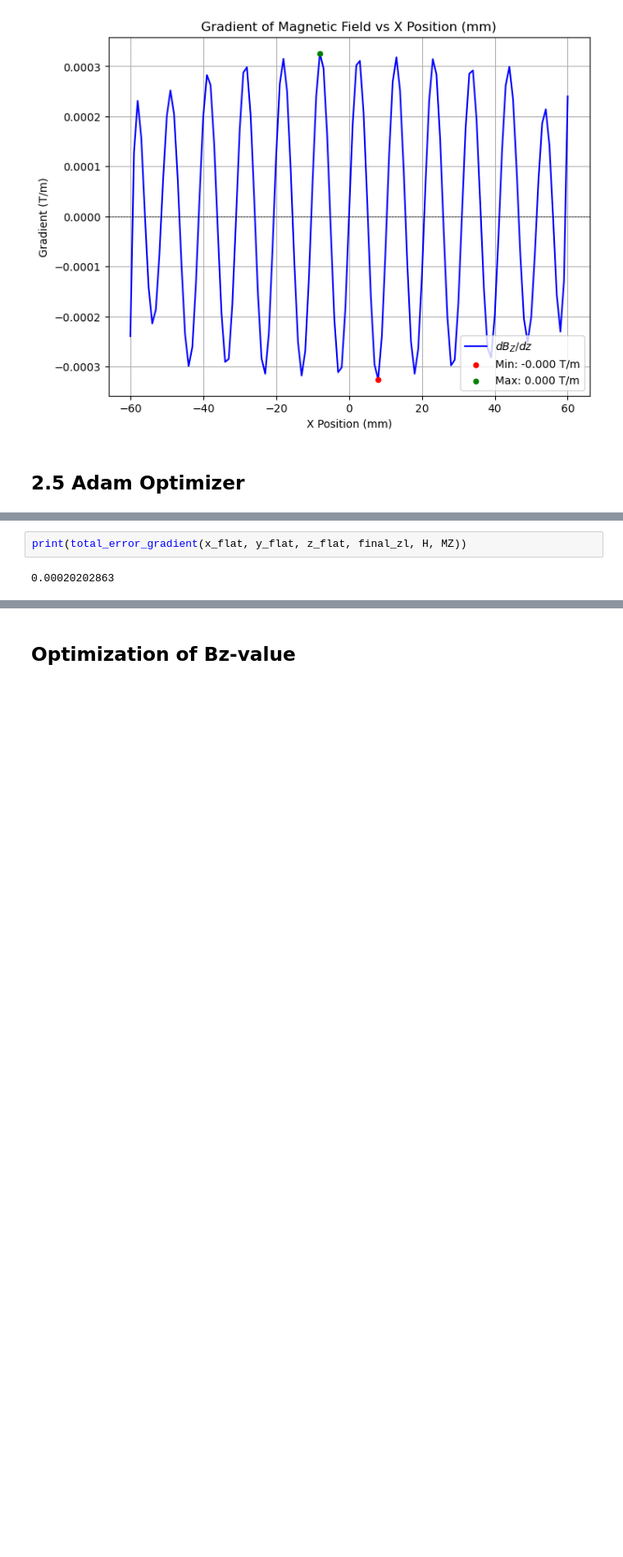
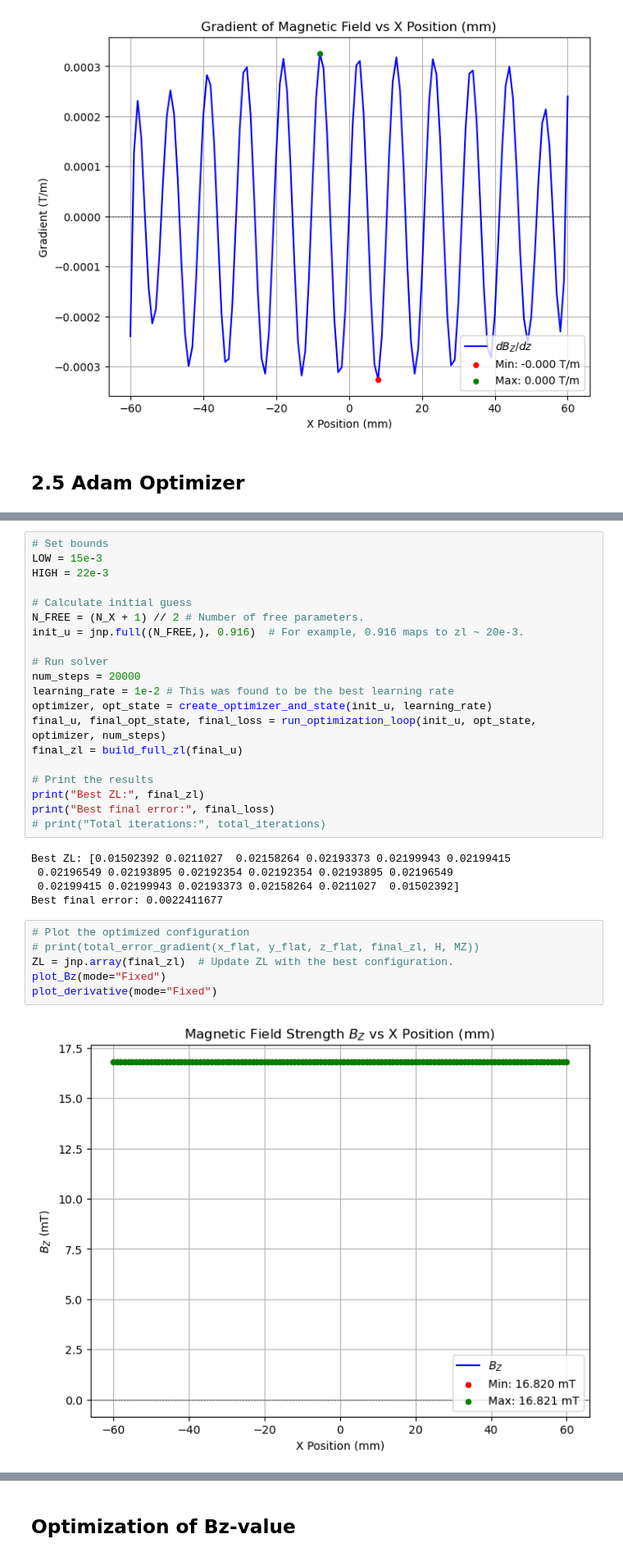
Before and after one commit to joostwijn/Rotating_Magnetic_Setup, a Jupyter notebook: 3. Magnets/Field_Shaping_Algorithm_JAX.ipynb, the cells around one changed output, grey strips where cells are left out. Shown at 82% size. Drawn from its saved outputs; the diff is of its cells as text; blank space fills up the shorter version.

```diff
--- a/3. Magnets/Field_Shaping_Algorithm_JAX.ipynb
+++ b/3. Magnets/Field_Shaping_Algorithm_JAX.ipynb
@@ -1444,4 +1373,33 @@ Final loss: 0.002241916
-# %%
-print(total_error_gradient(x_flat, y_flat, z_flat, final_zl, H, MZ))
-# %% [output]
-0.00020202863
+# %%
+# Set bounds
+LOW = 15e-3
+HIGH = 22e-3
+
+# Calculate initial guess
+N_FREE = (N_X + 1) // 2 # Number of free parameters.
+init_u = jnp.full((N_FREE,), 0.916)  # For example, 0.916 maps to zl ~ 20e-3.
+
+# Run solver
+num_steps = 20000
+learning_rate = 1e-2 # This was found to be the best learning rate
+optimizer, opt_state = create_optimizer_and_state(init_u, learning_rate)
+final_u, final_opt_state, final_loss = run_optimization_loop(init_u, opt_state, optimizer, num_steps)
+final_zl = build_full_zl(final_u)
+
+# Print the results
+print("Best ZL:", final_zl)
+print("Best final error:", final_loss)
+# print("Total iterations:", total_iterations)
+# %% [output]
+Best ZL: [0.01502392 0.0211027  0.02158264 0.02193373 0.02199943 0.02199415
+ 0.02196549 0.02193895 0.02192354 0.02192354 0.02193895 0.02196549
+ 0.02199415 0.02199943 0.02193373 0.02158264 0.0211027  0.01502392]
+Best final error: 0.0022411677
+# %%
+# Plot the optimized configuration
+# print(total_error_gradient(x_flat, y_flat, z_flat, final_zl, H, MZ))
+ZL = jnp.array(final_zl)  # Update ZL with the best configuration.
+plot_Bz(mode="Fixed")
+plot_derivative(mode="Fixed")
+# %% [output]
+[figure, added]
```
Also changed, not shown: parts of 12 cells of this notebook.
